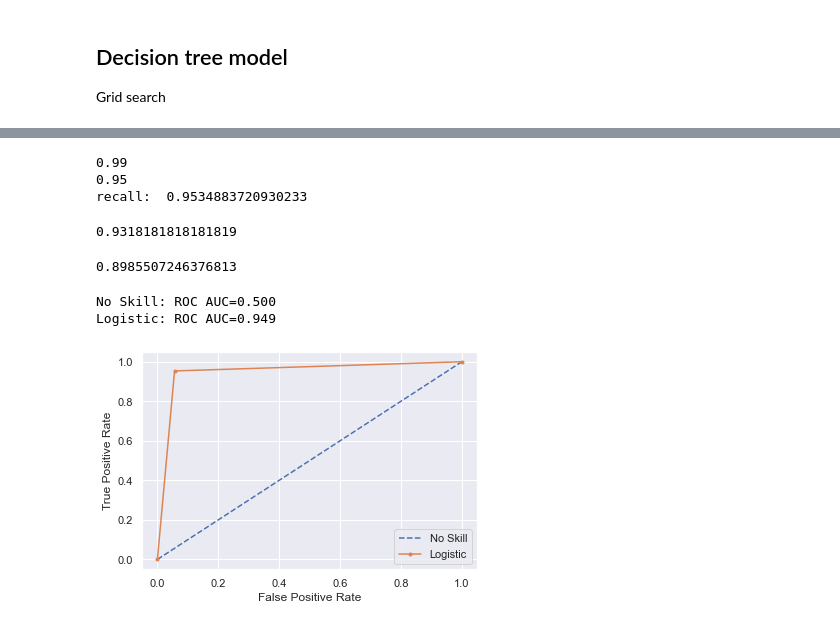
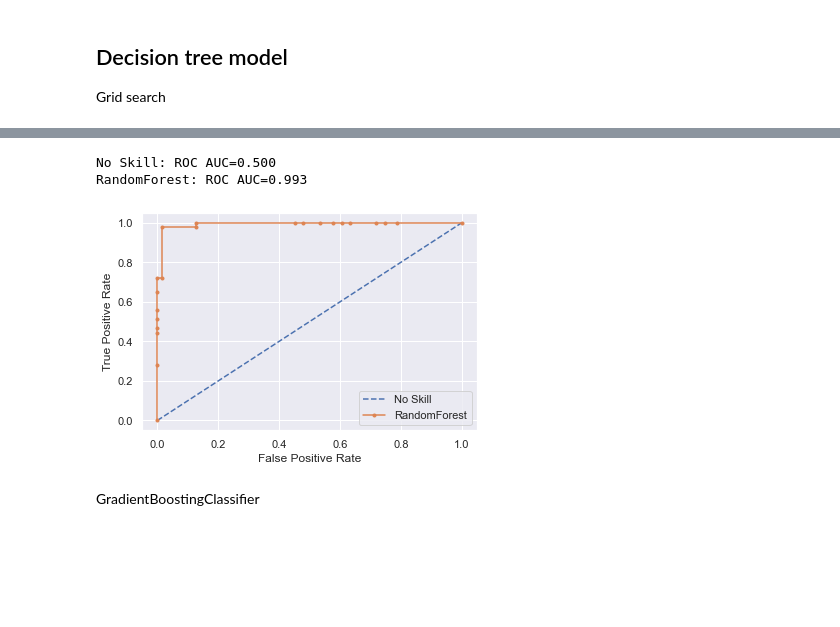
Before and after one commit to Karen247/BCancer1.0, a Jupyter notebook: breastcancer2-0.ipynb, the cells around one changed output, grey strips where cells are left out. Drawn from its saved outputs; the diff is of its cells as text; code cells hidden in the pictures; blank space fills up the shorter version.

```diff
--- a/breastcancer2-0.ipynb
+++ b/breastcancer2-0.ipynb
@@ -260,9 +300,14 @@ grid_2_scores = (f1_score(y_test, pred),
 # %%
 from sklearn.metrics import accuracy_score
-optimized = grid_clf_2.best_estimator_
-pred = optimized.predict(X_test)
-grid_2_scores = (f1_score(y_test, pred),
-    recall_score(y_test, pred),
-    optimized.score(X_test, y_test),
-    accuracy_score(pred, y_test),
-    cross_val_score(optimized, X_train, y_train).mean())
+from sklearn.metrics import confusion_matrix, recall_score, f1_score
+from sklearn.model_selection import cross_val_score
+optimized_dtc = grid_clf_2.best_estimator_
+pred_dtc = optimized_dtc.predict(X_test)
+grid_2_scores = (f1_score(y_test, pred_dtc),
+    recall_score(y_test, pred_dtc),
+    optimized_dtc.score(X_test, y_test),
+    accuracy_score(pred_dtc, y_test),
+    cross_val_score(optimized_dtc, X_train, y_train).mean())
+print("Test score: ", grid_2_scores[2])
+print("Recall: ", grid_2_scores[1])
+print("f1_score: ",grid_2_scores[0])
@@ -325,0 +378,13 @@ RandomForestClassifier(max_depth=3)
+# %%
+from sklearn.model_selection import GridSearchCV
+from sklearn.ensemble import RandomForestClassifier
+from sklearn.metrics import recall_score
+from sklearn.metrics import f1_score
+from sklearn.pipeline import make_pipeline
+from sklearn.preprocessing import StandardScaler
+RF = RandomForestClassifier(random_state = 42)
+range_depth = np.linspace(1, 8, 10, dtype='int')
+grid_parameters = {'max_depth':range_depth, 'min_samples_leaf':range_depth, 'criterion': ['gini', 'entropy']}
+grid_rf = GridSearchCV(RF, grid_parameters, scoring = 'f1', cv=10, refit=True, n_jobs=-1)
+grid_rf.fit(X_res, y_res)
+grid_rf.best_params_
@@ -338,59 +403,32 @@ f1_score(y_test, pred)
-# %%
-from sklearn.ensemble import GradientBoostingClassifier
-
-clf = GradientBoostingClassifier(n_estimators=100, learning_rate=0.01,
-    max_depth=5, min_samples_leaf = 5,random_state=0).fit(X_res, y_res)
-clf.score(X_test, y_test)
-pred = clf.predict(X_test)
-print(round(clf.score(X_train, y_train), 2))
-Y = LabelEncoder()
-pred_en = Y.fit_transform(pred)
-y_en = Y.fit_transform(y_test)
-print(round(clf.score(X_test, y_test), 2))
-print("recall: ", (recall_score(y_en, pred_en)))
-f1_score(y_en, pred_en)
-# %% [output]
-0.99
-0.95
-recall:  0.9534883720930233
-0.9318181818181819
-# %%
-from sklearn.linear_model import LogisticRegression
-
-LR = LogisticRegression(random_state=0).fit(X_train, y_train)
-pred = LR.predict(X_validation)
-
-recall_score(y_validation, pred)
-f1_score(y_validation, pred)
-# %% [output]
-0.8985507246376813
 # %%
-from sklearn.datasets import make_classification
-from sklearn.linear_model import LogisticRegression
 from sklearn.model_selection import train_test_split
 from sklearn.metrics import roc_curve
 from sklearn.metrics import roc_auc_score
 from matplotlib import pyplot
 ns_probs = [0 for _ in range(len(y_test))]
 ns_auc = roc_auc_score(y_test, ns_probs)
-lr_auc = roc_auc_score(y_test, pred)
+rfc_probs=RF.predict_proba(X_test) #Random forest classifier
+rfc_probs=rfc_probs[:, 1]
+rf_auc = roc_auc_score(y_test, rfc_probs)
 # summarize scores
 print('No Skill: ROC AUC=%.3f' % (ns_auc))
-print('Logistic: ROC AUC=%.3f' % (lr_auc))
+print('RandomForest: ROC AUC=%.3f' % (rf_auc))
 # calculate roc curves
 ns_fpr, ns_tpr, _ = roc_curve(y_test, ns_probs)
-lr_fpr, lr_tpr, _ = roc_curve(y_test, pred)
+rf_fpr, rf_tpr, _ = roc_curve(y_test, rfc_probs)
 # plot the roc curve for the model
 pyplot.plot(ns_fpr, ns_tpr, linestyle='--', label='No Skill')
-pyplot.plot(lr_fpr, lr_tpr, marker='.', label='Logistic')
+pyplot.plot(rf_fpr, rf_tpr, marker='.', label='RandomForest')
 # axis labels
 pyplot.xlabel('False Positive Rate')
 pyplot.ylabel('True Positive Rate')
 # show the legend
 pyplot.legend()
 # show the plot
 pyplot.show()
 # %% [output]
 No Skill: ROC AUC=0.500
-Logistic: ROC AUC=0.949
+RandomForest: ROC AUC=0.993
-[figure, old version]
+[figure, new version]
+# %% [markdown]
+GradientBoostingClassifier
```
Also changed, not shown: parts of 40 cells of this notebook, 1 other file.
